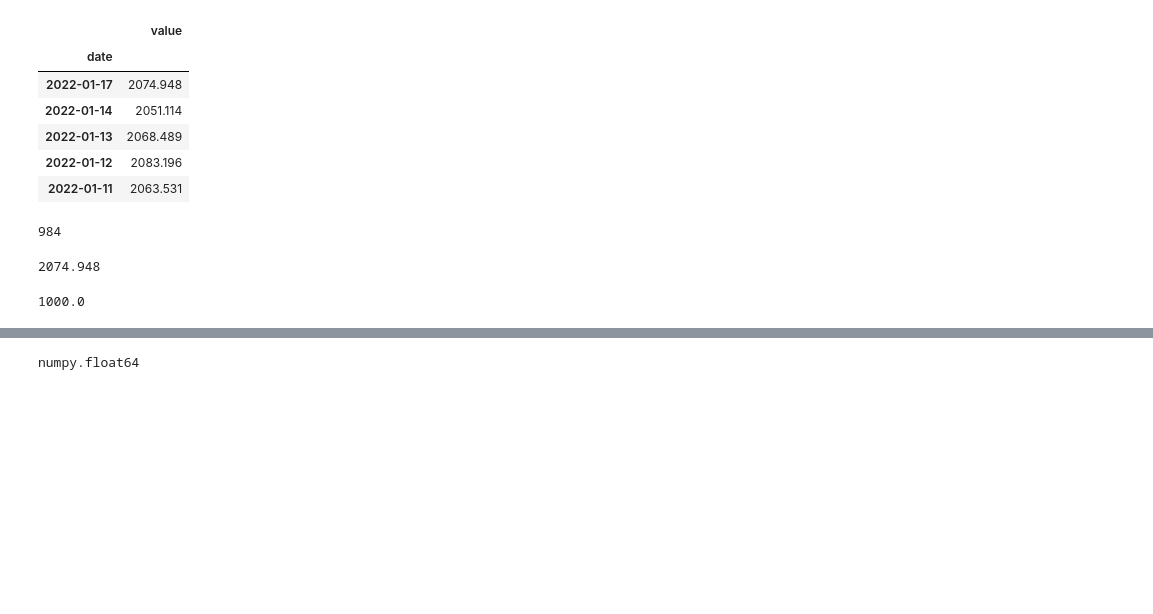
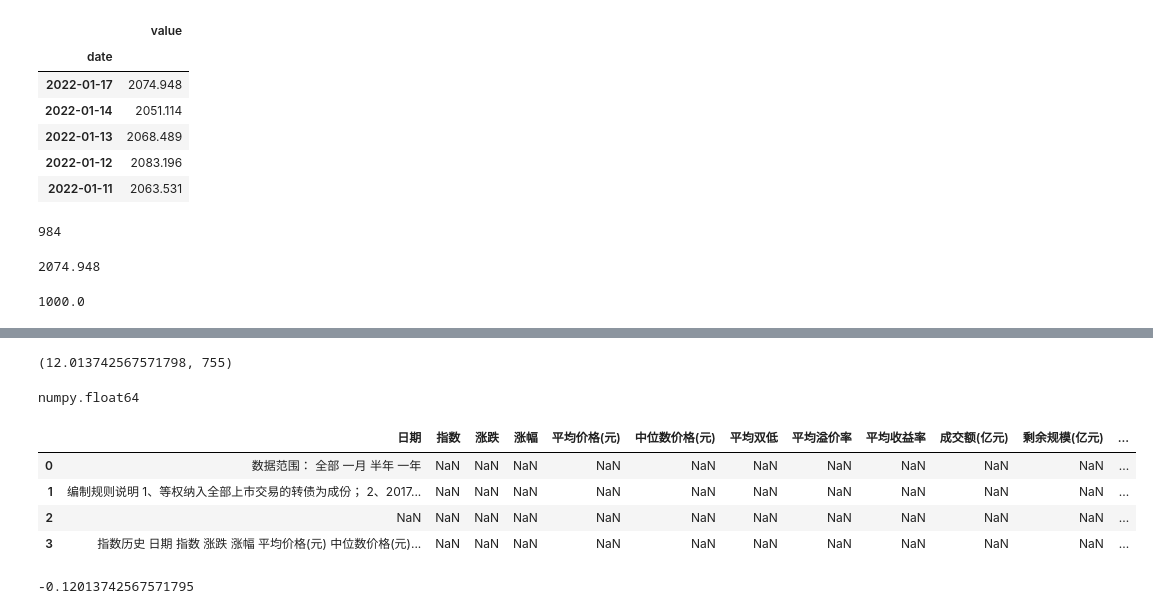
Before and after one commit to Rockyzsu/convertible_bond, a Jupyter notebook: analysis/jsl_index.ipynb, the cells around one changed output, grey strips where cells are left out. Drawn from its saved outputs; the diff is of its cells as text; code cells hidden in the pictures; blank space fills up the shorter version.

```diff
--- a/analysis/jsl_index.ipynb
+++ b/analysis/jsl_index.ipynb
@@ -70,4 +84,32 @@ max_withdraw
+# %%
+get_max_withdraw(indexs)
+# %% [output]
+(12.013742567571798, 755)
 # %%
 type(v[-1])
 # %% [output]
 numpy.float64
+# %%
+url='https://www.jisilu.cn/data/cbnew/cb_index/'
+df = pd.read_html(url,header=0)
+# %%
+df[0]
+# %% [output]
+|  | 日期 | 指数 | 涨跌 | 涨幅 | 平均价格(元) | 中位数价格(元) | 平均双低 | 平均溢价率 | 平均收益率 | 成交额(亿元) | 剩余规模(亿元) | ... |
+| 0 | 数据范围： 全部 一月 半年 一年 | NaN | NaN | NaN | NaN | NaN | NaN | NaN | NaN | NaN | NaN | ... |
+| 1 | 编制规则说明 1、等权纳入全部上市交易的转债为成份； 2、2017... | NaN | NaN | NaN | NaN | NaN | NaN | NaN | NaN | NaN | NaN | ... |
+| 2 | NaN | NaN | NaN | NaN | NaN | NaN | NaN | NaN | NaN | NaN | NaN | ... |
+| 3 | 指数历史 日期 指数 涨跌 涨幅 平均价格(元) 中位数价格(元)... | NaN | NaN | NaN | NaN | NaN | NaN | NaN | NaN | NaN | NaN | ... |
+# %%
+max_draw_down =0
+returns=indexs
+temp_max_value=0
+for i in range(1, len(returns)):
+
+    temp_max_value= max(temp_max_value, returns[i-1])
+
+    max_draw_down= min(max_draw_down, returns[i]/temp_max_value-1)
+
+print(str(max_draw_down))
+# %% [output]
+-0.12013742567571795
```
Also changed, not shown: parts of 23 cells of this notebook.
